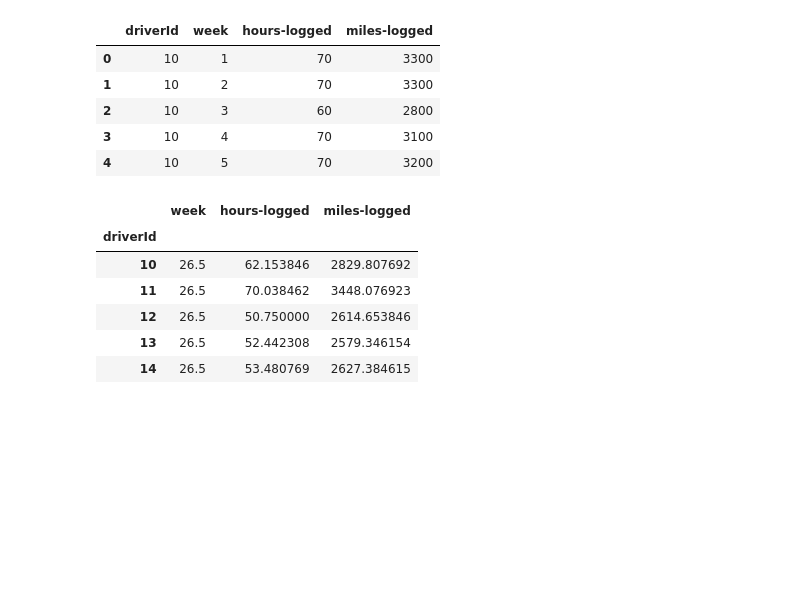
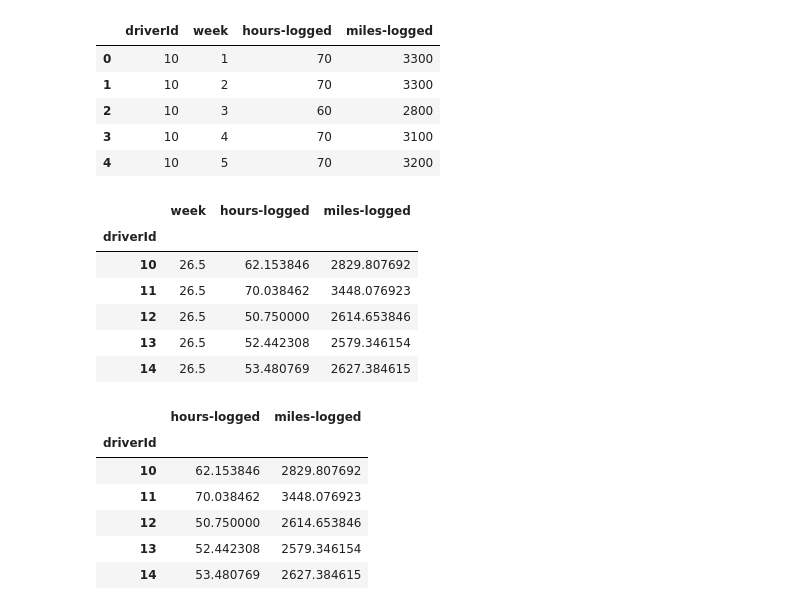
Before and after one commit to 2026-2-descriptiva/std-nicolas-orozco-medina, a Jupyter notebook: PRE_06_analisis_pandas/notebooks/notebook.ipynb, the cells around one changed output. Saved outputs shown, nothing was run; the diff lists cells and outputs as text; code cells hidden in the pictures; blank space fills up the shorter version.

```diff
--- a/PRE_06_analisis_pandas/notebooks/notebook.ipynb
+++ b/PRE_06_analisis_pandas/notebooks/notebook.ipynb
@@ -51,3 +51,15 @@ mean_timesheet.head()
 | 12 | 26.5 | 50.750000 | 2614.653846 |
 | 13 | 26.5 | 52.442308 | 2579.346154 |
 | 14 | 26.5 | 53.480769 | 2627.384615 |
+# %%
+# Eliminación de la columna 'week'
+mean_timesheet.pop("week")
+mean_timesheet.head()
+# %% [output]
+|  | hours-logged | miles-logged |
+| driverId |  |  |
+| 10 | 62.153846 | 2829.807692 |
+| 11 | 70.038462 | 3448.076923 |
+| 12 | 50.750000 | 2614.653846 |
+| 13 | 52.442308 | 2579.346154 |
+| 14 | 53.480769 | 2627.384615 |
```
Also changed, not shown: parts of 6 cells of this notebook, 17 other files.
